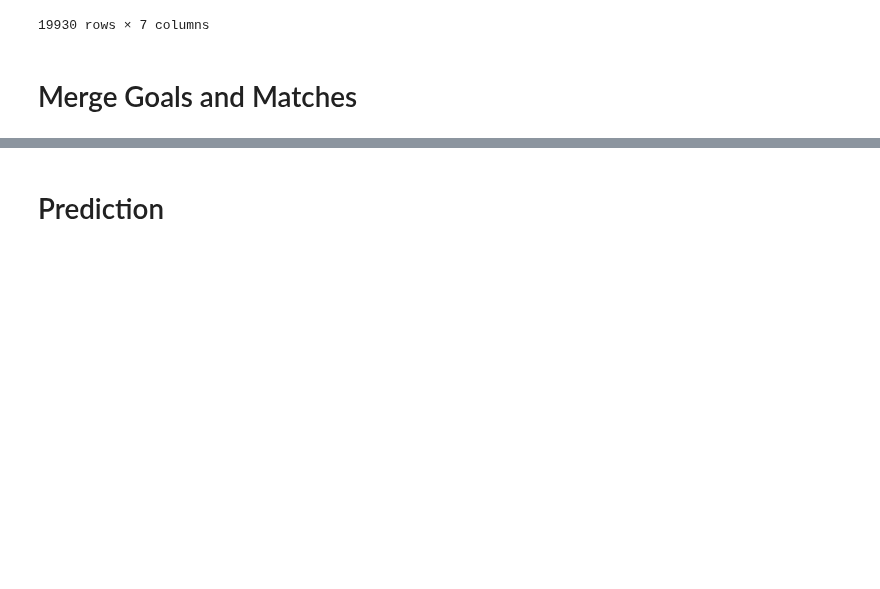
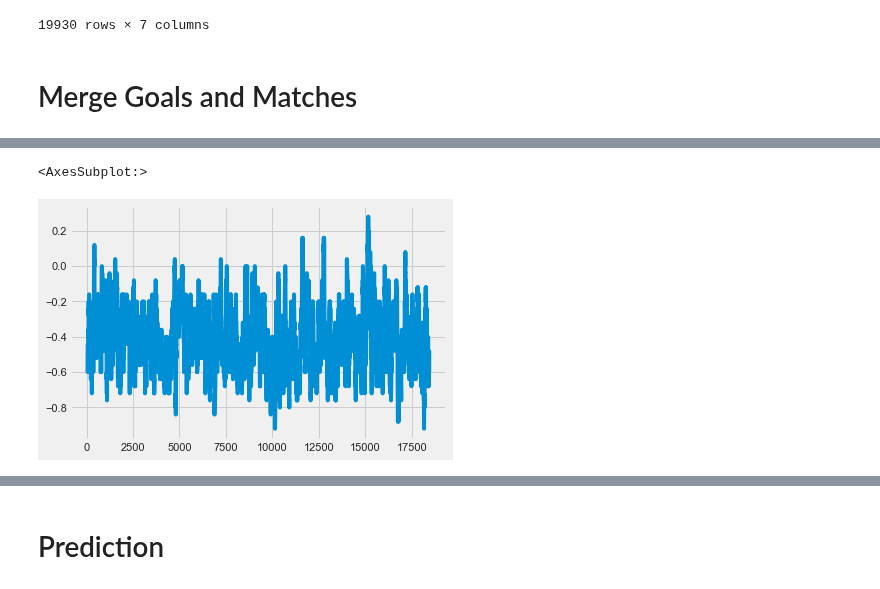
Before and after one commit to mohammedaljader/Football_Predictions_ML, a Jupyter notebook: Predict_first_goal.ipynb, the cells around one changed output, grey strips where cells are left out. Drawn from its saved outputs; the diff is of its cells as text; code cells hidden in the pictures; blank space fills up the shorter version.

```diff
--- a/Predict_first_goal.ipynb
+++ b/Predict_first_goal.ipynb
@@ -174,0 +231,7 @@ df_merge
+# %%
+df_plot = df_merge[(df_merge['first_goal']=="away")]
+
+df_plot["winning_team"].rolling(25).mean().plot()
+# %% [output]
+<AxesSubplot:>
+[figure, added]
```
Also changed, not shown: parts of 23 cells of this notebook, 19 other files.
